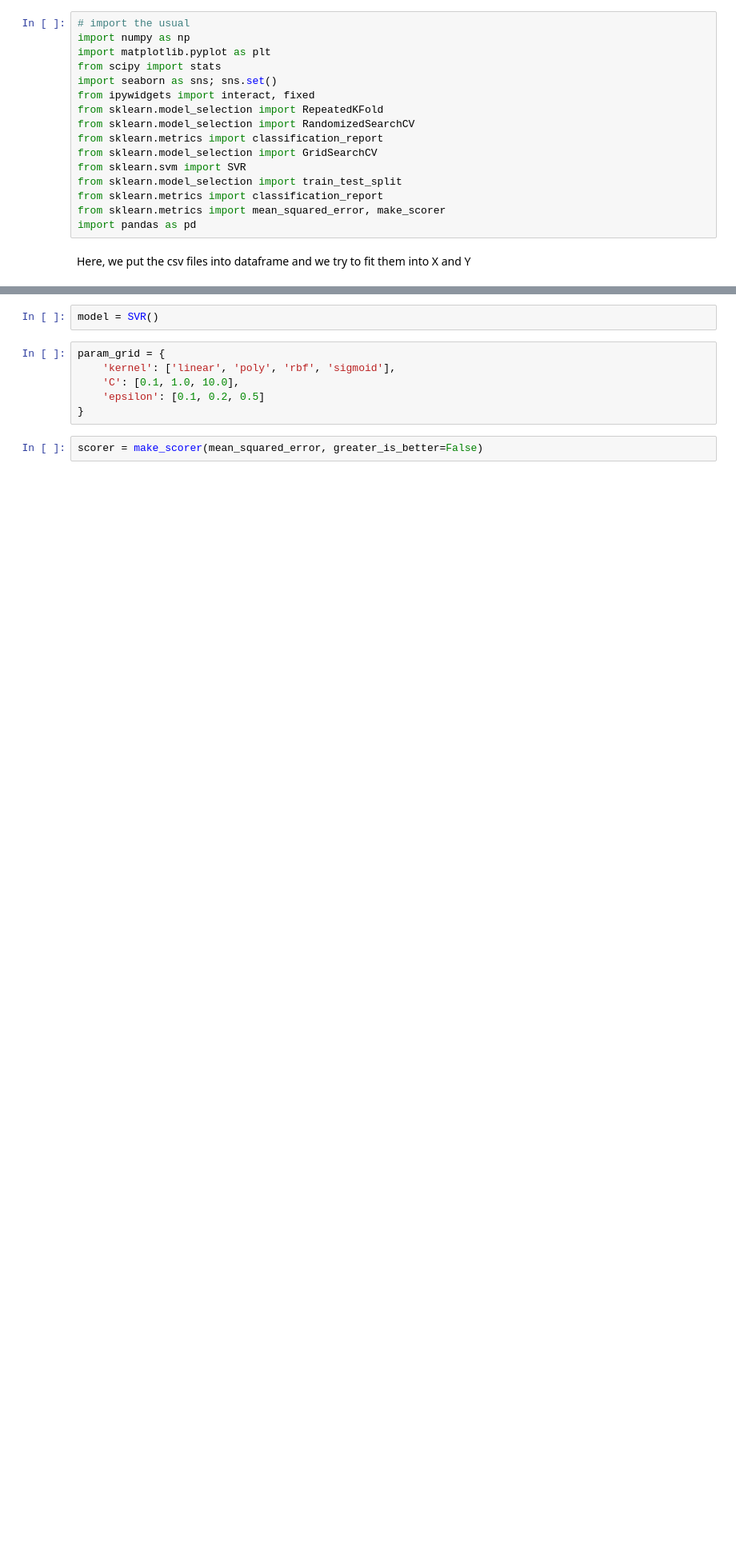
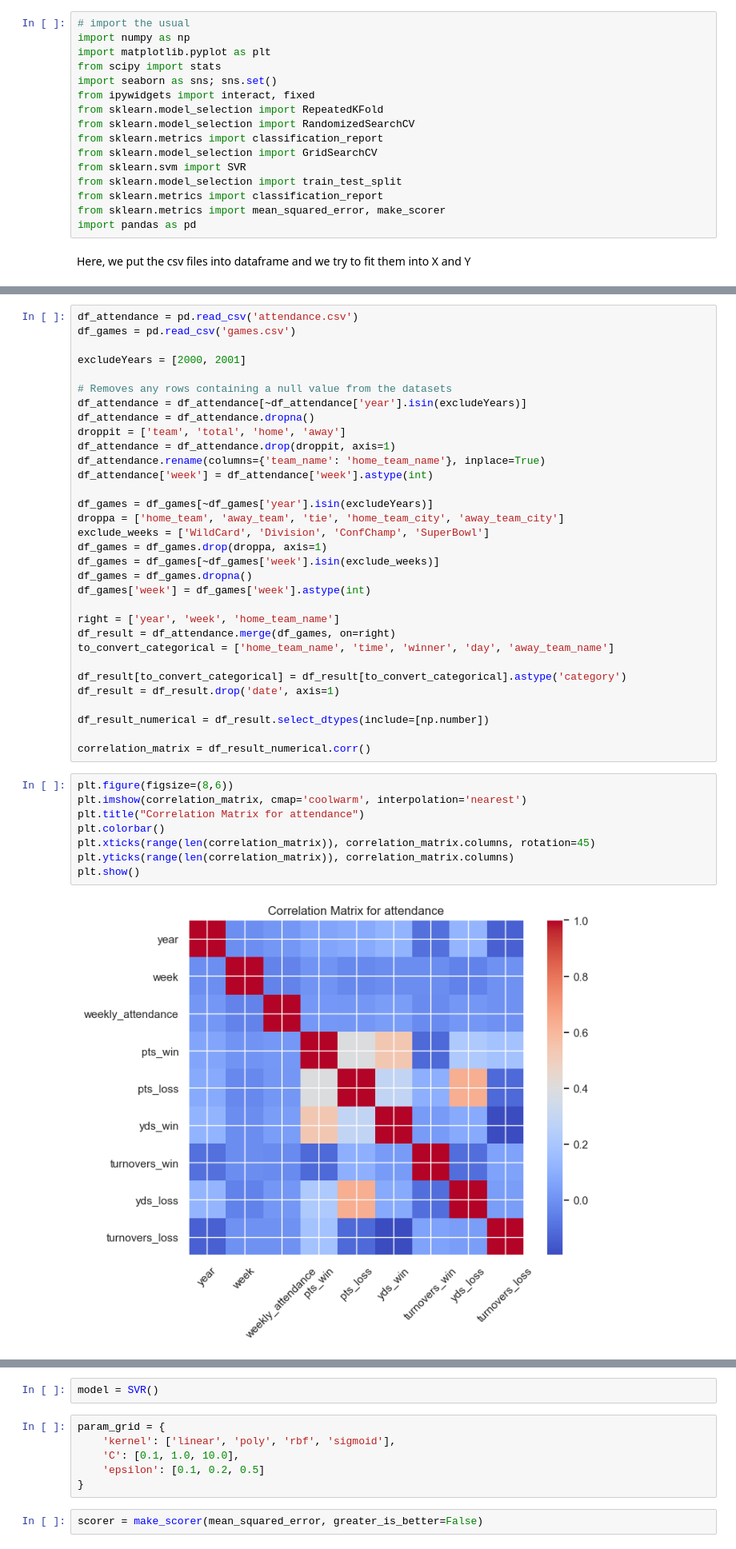
Before and after one commit to tylerbang/csc-4240-course-project, a Jupyter notebook: svm.ipynb, the cells around one changed output, grey strips where cells are left out. Shown at 80% size. Saved outputs shown, nothing was run; the diff lists cells and outputs as text; blank space fills up the shorter version.

```diff
--- a/svm.ipynb
+++ b/svm.ipynb
@@ -37,0 +19,42 @@ KeyError: 'weekly_attendance'
+# %%
+df_attendance = pd.read_csv('attendance.csv')
+df_games = pd.read_csv('games.csv')
+
+excludeYears = [2000, 2001]
+
+# Removes any rows containing a null value from the datasets
+df_attendance = df_attendance[~df_attendance['year'].isin(excludeYears)]
+df_attendance = df_attendance.dropna()
+droppit = ['team', 'total', 'home', 'away']
+df_attendance = df_attendance.drop(droppit, axis=1)
+df_attendance.rename(columns={'team_name': 'home_team_name'}, inplace=True)
+df_attendance['week'] = df_attendance['week'].astype(int)
+
+df_games = df_games[~df_games['year'].isin(excludeYears)]
+droppa = ['home_team', 'away_team', 'tie', 'home_team_city', 'away_team_city']
+exclude_weeks = ['WildCard', 'Division', 'ConfChamp', 'SuperBowl']
+df_games = df_games.drop(droppa, axis=1)
+df_games = df_games[~df_games['week'].isin(exclude_weeks)]
+df_games = df_games.dropna()
+df_games['week'] = df_games['week'].astype(int)
+
+right = ['year', 'week', 'home_team_name']
+df_result = df_attendance.merge(df_games, on=right)
+to_convert_categorical = ['home_team_name', 'time', 'winner', 'day', 'away_team_name']
+
+df_result[to_convert_categorical] = df_result[to_convert_categorical].astype('category')
+df_result = df_result.drop('date', axis=1)
+
+df_result_numerical = df_result.select_dtypes(include=[np.number])
+
+correlation_matrix = df_result_numerical.corr()
+# %%
+plt.figure(figsize=(8,6))
+plt.imshow(correlation_matrix, cmap='coolwarm', interpolation='nearest')
+plt.title("Correlation Matrix for attendance")
+plt.colorbar()
+plt.xticks(range(len(correlation_matrix)), correlation_matrix.columns, rotation=45)
+plt.yticks(range(len(correlation_matrix)), correlation_matrix.columns)
+plt.show()
+# %% [output]
+[figure, added]
```
Also changed, not shown: parts of 3 cells of this notebook, 1 other file.
